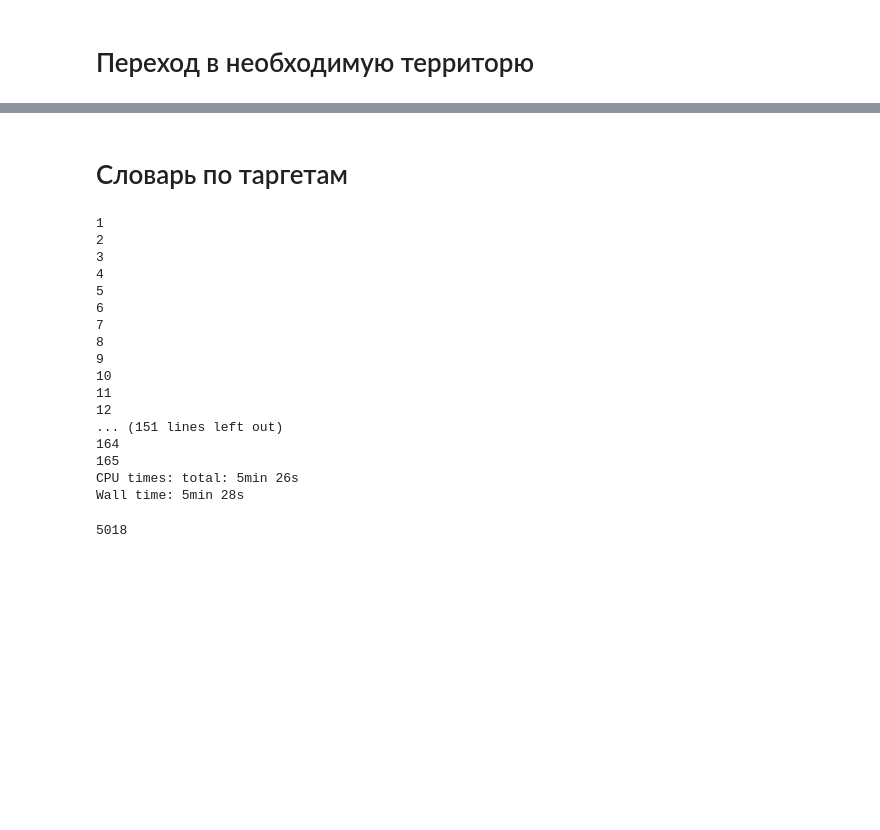
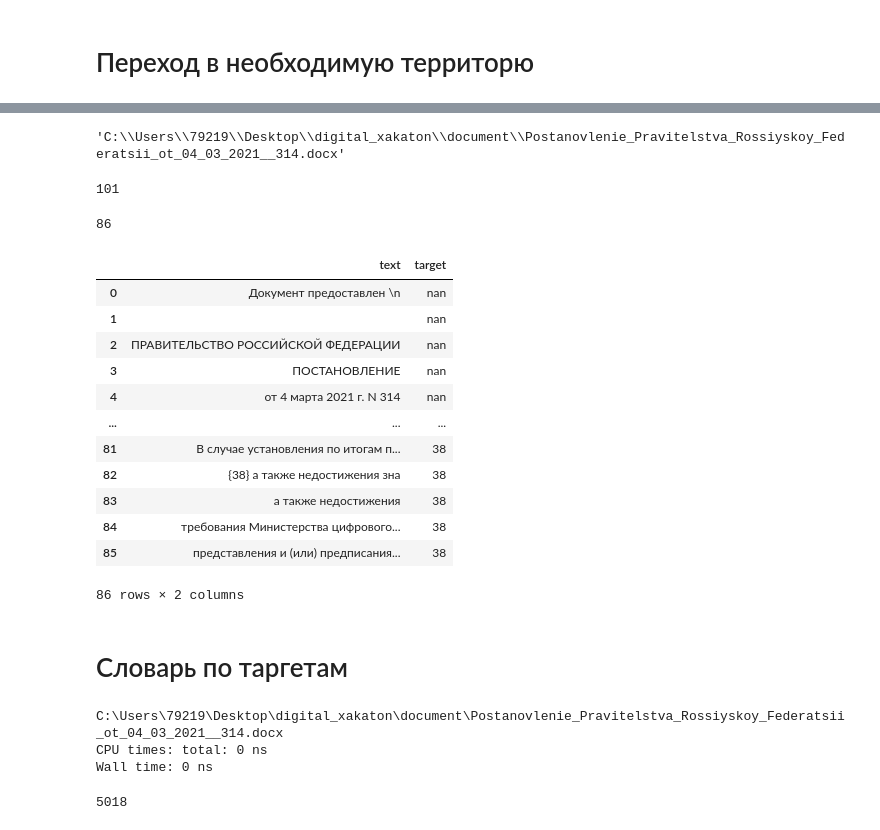
Before and after one commit to Buttee-bit/digital-breakthrough, a Jupyter notebook: Notebook_.ipynb, the cells around one changed output, grey strips where cells are left out. Saved outputs shown, nothing was run; the diff lists cells and outputs as text; code cells hidden in the pictures; blank space fills up the shorter version.

```diff
--- a/Notebook_.ipynb
+++ b/Notebook_.ipynb
@@ -55,3 +57,56 @@ len(path)
+# %%
+def get_all_paragrah_target_test(doc):
+    str_falsee = "{"
+    dict_target = {}
+    doc = docx.Document(doc)
+    print(len(doc.paragraphs))
+    for paragraph in doc.paragraphs:
+        if  str_falsee not in  paragraph.text:
+                dict_target[paragraph.text] = 'nan'
+        for str_ in range(len(paragraph.text)):
+            if paragraph.text[str_] == '{':
+                star_ = str_
+            if paragraph.text[str_] == '}':
+                end_ = str_
+                range_ = end_ - star_
+                string_text_target = paragraph.text[end_+1:-end_-1]
+                target = paragraph.text[star_+1:end_]
+                dict_target[string_text_target] = target
+
+
+    return dict_target
+# %%
+path_document
+# %% [output]
+'C:\\Users\\79219\\Desktop\\digital_xakaton\\document\\Postanovlenie_Pravitelstva_Rossiyskoy_Federatsii_ot_04_03_2021__314.docx'
+# %%
+
+dict_target  = get_all_paragrah_target_test(path_document)
+# %% [output]
+101
+# %%
+len(dict_target)
+# %% [output]
+86
+# %%
+df_test = pd.DataFrame(list(dict_target.items()),
+                   columns=['text', 'target'])
+# %%
+df_test
+# %% [output]
+|  | text | target |
+| 0 | Документ предоставлен \n | nan |
+| 1 |  | nan |
+| 2 | ПРАВИТЕЛЬСТВО РОССИЙСКОЙ ФЕДЕРАЦИИ | nan |
+| 3 | ПОСТАНОВЛЕНИЕ | nan |
+| 4 | от 4 марта 2021 г. N 314 | nan |
+| ... | ... | ... |
+| 81 | В случае установления по итогам п... | 38 |
+| 82 | {38} а также недостижения зна | 38 |
+| 83 | а также недостижения | 38 |
+| 84 | требования Министерства цифрового... | 38 |
+| 85 | представления и (или) предписания... | 38 |
+86 rows × 2 columns
 # %% [markdown]
 # Словарь по таргетам
 # %%
@@ -82,25 +137,12 @@ def get_all_paragrah_target(list_doc):
     return dict_text_target,dict_non_targe
 # %%
 %%time
-dict_text_target,dict_nan_target  = get_all_paragrah_target(path)
+print(path_document)
+dict_text_target,dict_nan_target  = get_all_paragrah_target(path_document)
 # %% [output]
-1
-2
-3
-4
-5
-6
-7
-8
-9
-10
-11
-12
-... (151 lines left out)
-164
-165
-CPU times: total: 5min 26s
-Wall time: 5min 28s
+C:\Users\79219\Desktop\digital_xakaton\document\Postanovlenie_Pravitelstva_Rossiyskoy_Federatsii_ot_04_03_2021__314.docx
+CPU times: total: 0 ns
+Wall time: 0 ns
 # %%
 print(len(dict_nan_target))
 # %% [output]
```
Also changed, not shown: parts of 34 cells of this notebook.
